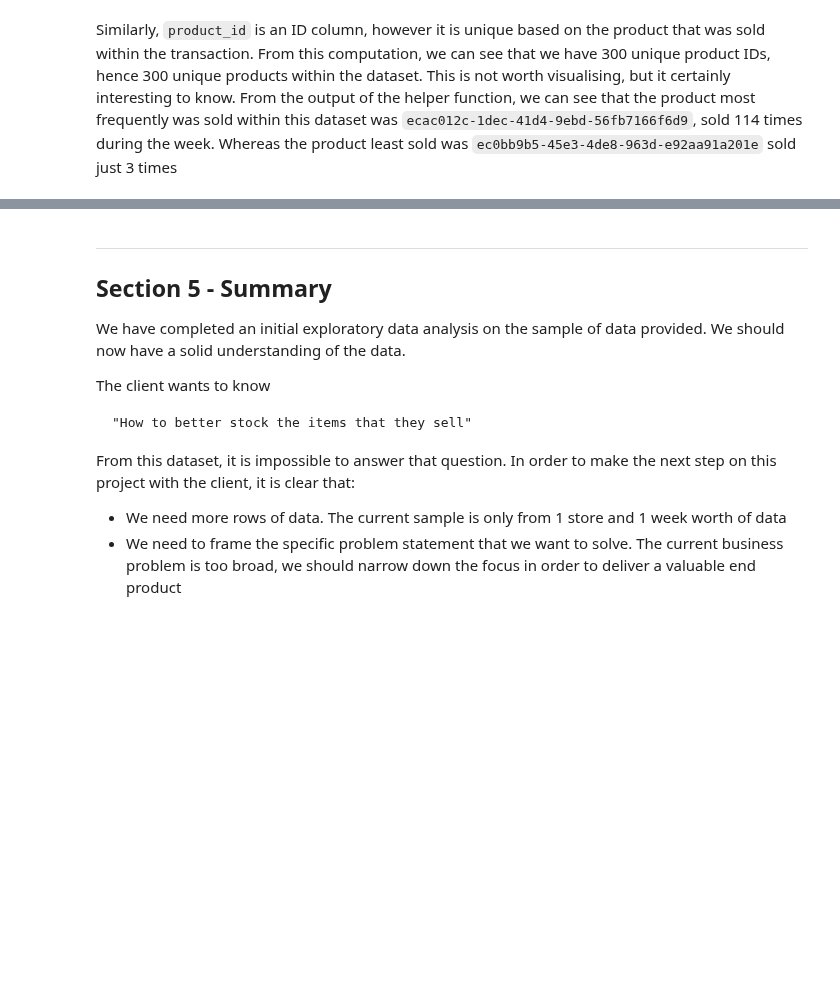
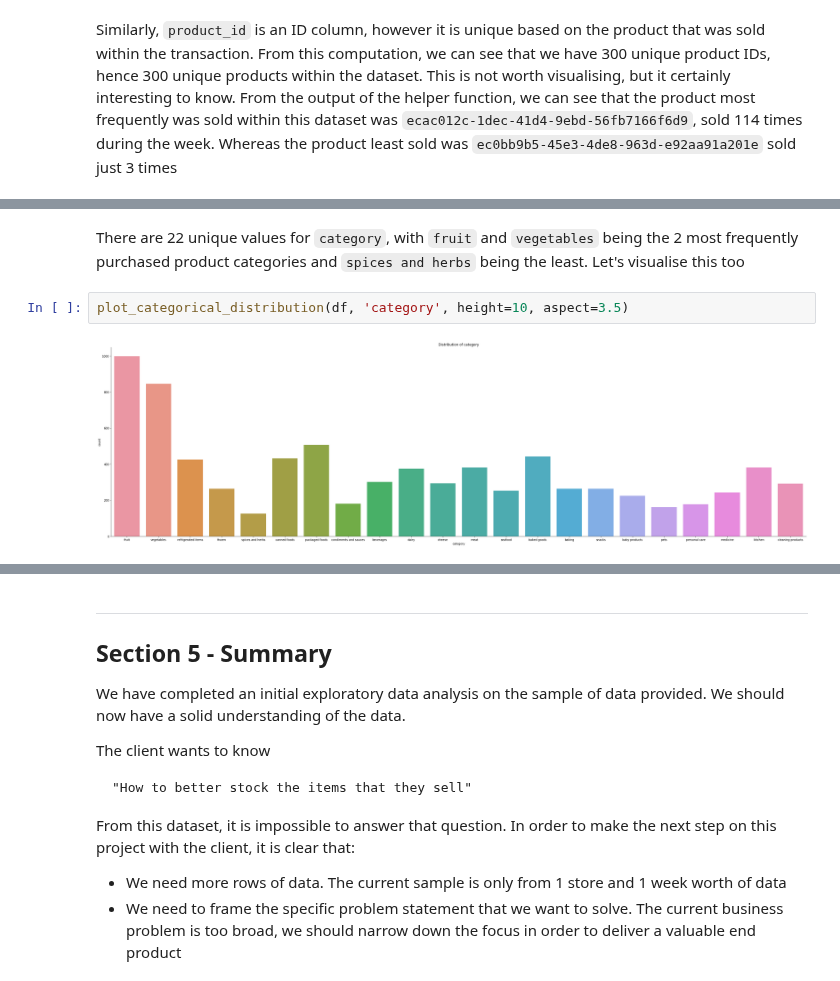
Before and after one commit to lawalsegun2025/forage_projects, a Jupyter notebook: 002_Cognizant_Artificial_Intelligence/1_Exploratory_Data_Analysis/notebook/eda.ipynb, the cells around one changed output, grey strips where cells are left out. Saved outputs shown, nothing was run; the diff lists cells and outputs as text; blank space fills up the shorter version.

Commit message:
Visualised the category column

```diff
--- a/002_Cognizant_Artificial_Intelligence/1_Exploratory_Data_Analysis/notebook/eda.ipynb
+++ b/002_Cognizant_Artificial_Intelligence/1_Exploratory_Data_Analysis/notebook/eda.ipynb
@@ -248,0 +269,6 @@ Similarly, `product_id` is an ID column, however it is unique based on the produ
+# %% [markdown]
+There are 22 unique values for `category`, with `fruit` and `vegetables` being the 2 most frequently purchased product categories and `spices and herbs` being the least. Let's visualise this too
+# %%
+plot_categorical_distribution(df, 'category', height=10, aspect=3.5)
+# %% [output]
+[figure, added]
```
Also changed, not shown: parts of 3 cells of this notebook.
